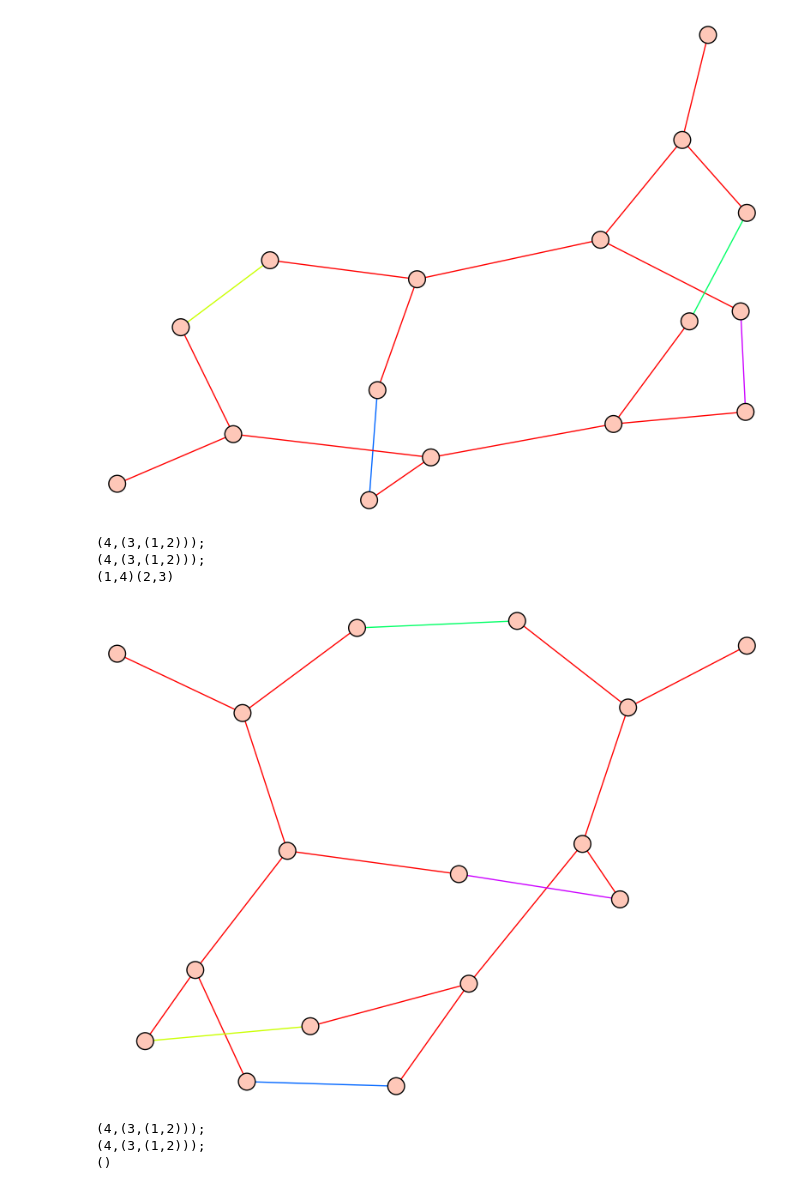
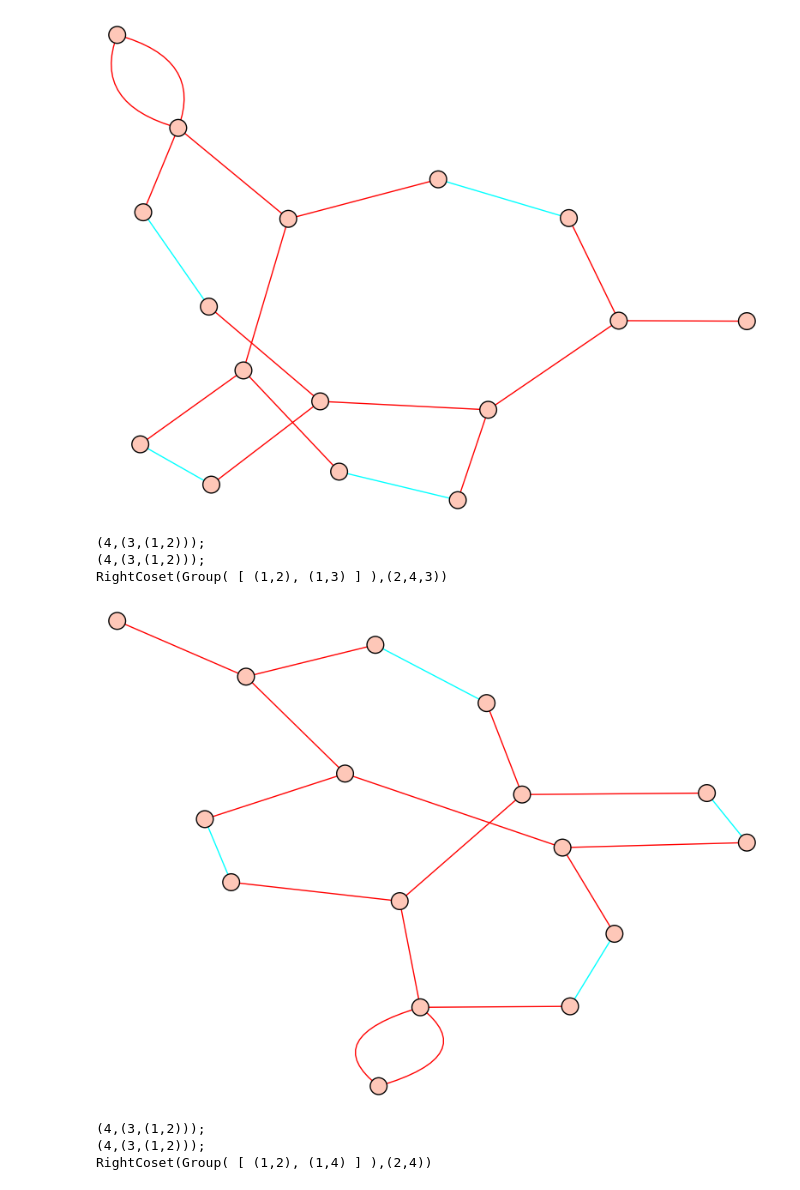
Before and after one commit to matsengrp/tangle, a Jupyter notebook: tangle.ipynb, the cells around one changed output. Cells and saved outputs as stored; diff of their text form; code cells hidden in the pictures.

```diff
--- a/tangle.ipynb
+++ b/tangle.ipynb
@@ -6,16 +6,21 @@ load("gricci/nb-fun.py")
 load("tangle-fun.py")
 set_random_seed(0)  # Make tree outputs consistent among runs.
 
+def nb_show_tangle(tangle):
+    nb_show(plot(graph_of_tangle(*tangle),
+                 color_by_label=True,
+                 vertex_labels=False))
+
 
 tl = indexed_tree_list(7)
 gl = [None for i in range(7)]
-for i in range(4,7):
-    gl[i] = load("tangletypes/tangle{}.sobj".format(i))
+for i in range(4,6):
+    gl[i] = load_tangles("tangletypes/tangle{}.sobj".format(i))
 
 def show_tangles(tangles):
     tangles.sort()
     for tangle in tangles:
-        nb_show(plot(graph_of_tangle(*tangle), color_by_label=True, vertex_labels=False))
+        nb_show_tangle(tangle)
         print_tangle(*tangle)
         print "\n\n"
 
@@ -32,8 +37,8 @@ show_tangles(gl[4])
-[figure, old version]
+[figure, new version]
 (4,(3,(1,2)));
 (4,(3,(1,2)));
-(1,4)(2,3)
+RightCoset(Group( [ (1,2), (1,3) ] ),(2,4,3))
-[figure, old version]
+[figure, new version]
 (4,(3,(1,2)));
 (4,(3,(1,2)));
-()
+RightCoset(Group( [ (1,2), (1,4) ] ),(2,4))
```
Also changed, not shown: parts of 3 cells of this notebook, 3 other files.
